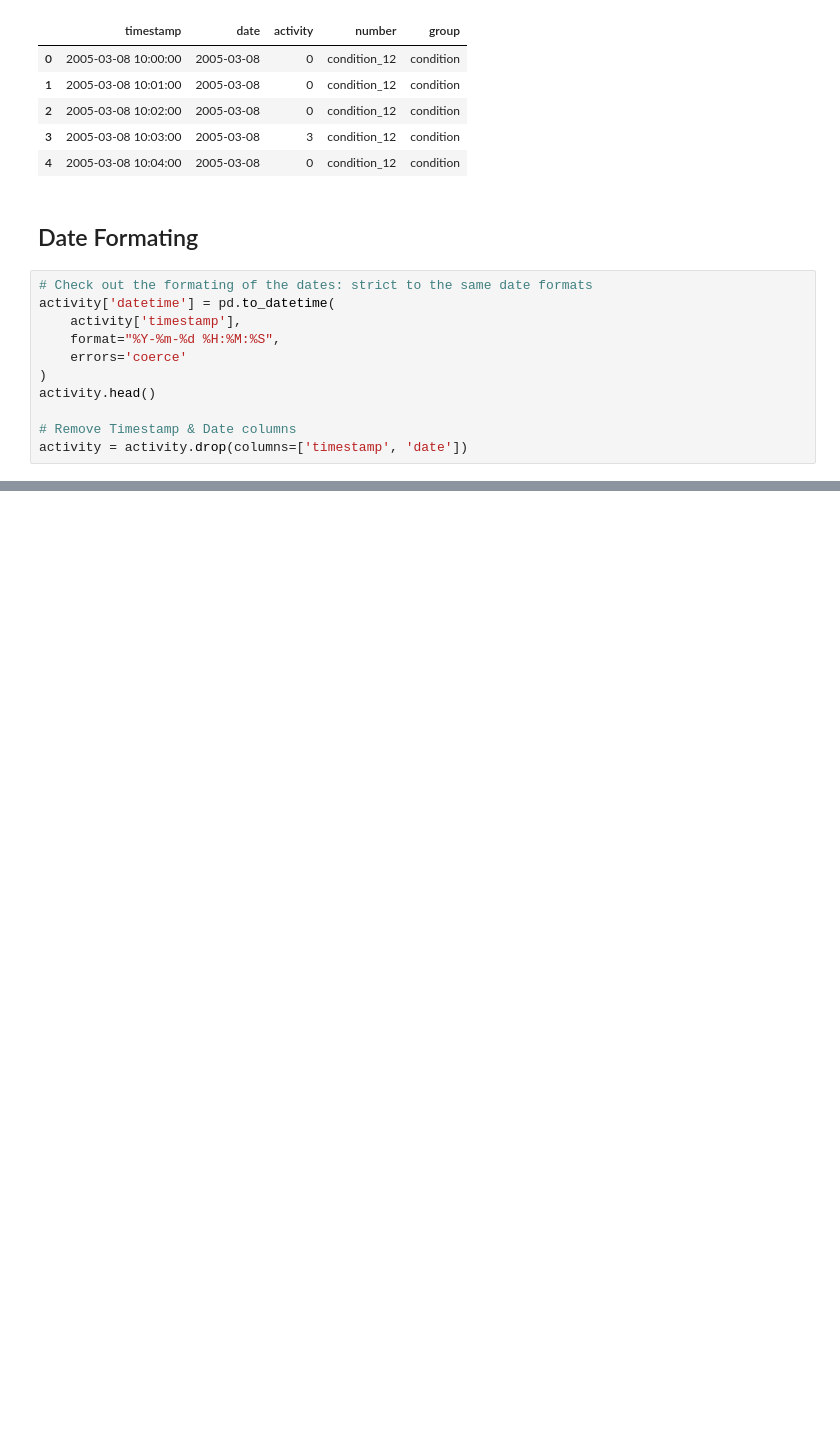
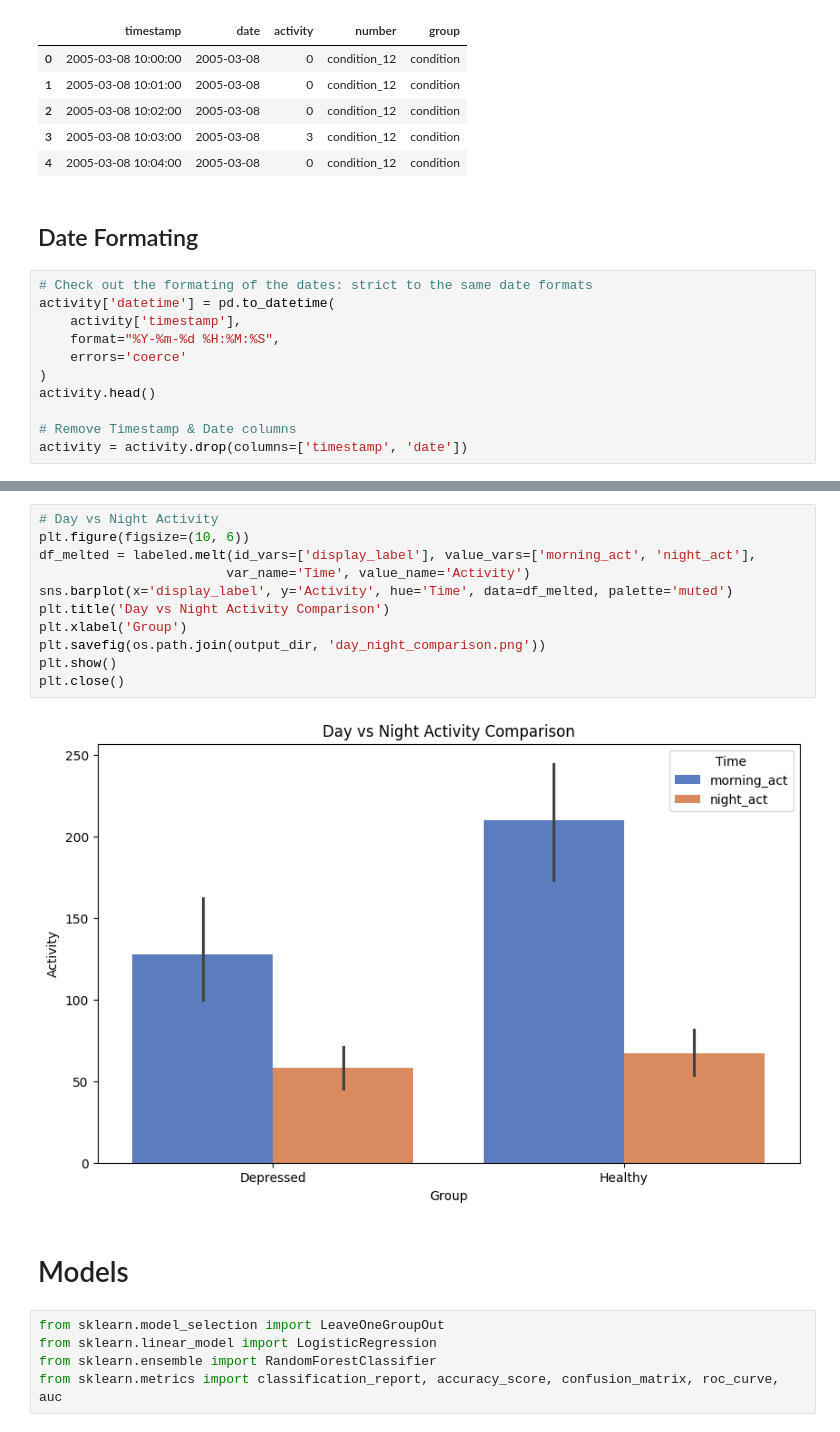
Before and after one commit to Razany98/Depresjon-Classification-Model, a Jupyter notebook: Depresjon_Classification_Model.ipynb, the cells around one changed output, grey strips where cells are left out. Drawn from its saved outputs; the diff is of its cells as text; blank space fills up the shorter version.

Commit message:
Depresjon Classification Model

```diff
--- a/Depresjon_Classification_Model.ipynb
+++ b/Depresjon_Classification_Model.ipynb
@@ -146,0 +121,20 @@ merged = cleaned.merge(scores, on="number", how="left")
+# %%
+# Day vs Night Activity
+plt.figure(figsize=(10, 6))
+df_melted = labeled.melt(id_vars=['display_label'], value_vars=['morning_act', 'night_act'],
+                        var_name='Time', value_name='Activity')
+sns.barplot(x='display_label', y='Activity', hue='Time', data=df_melted, palette='muted')
+plt.title('Day vs Night Activity Comparison')
+plt.xlabel('Group')
+plt.savefig(os.path.join(output_dir, 'day_night_comparison.png'))
+plt.show()
+plt.close()
+# %% [output]
+[figure, added]
+# %% [markdown]
+# Models
+# %%
+from sklearn.model_selection import LeaveOneGroupOut
+from sklearn.linear_model import LogisticRegression
+from sklearn.ensemble import RandomForestClassifier
+from sklearn.metrics import classification_report, accuracy_score, confusion_matrix, roc_curve, auc
```
Also changed, not shown: parts of 19 cells of this notebook.
